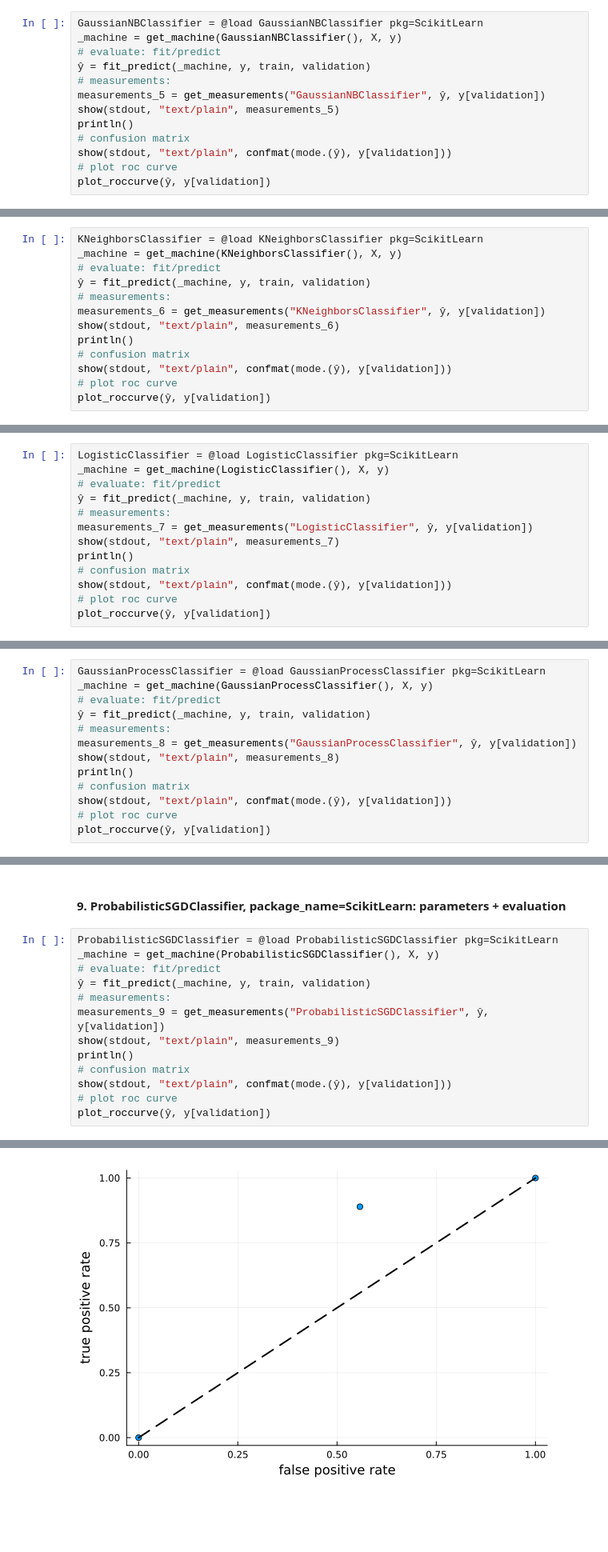
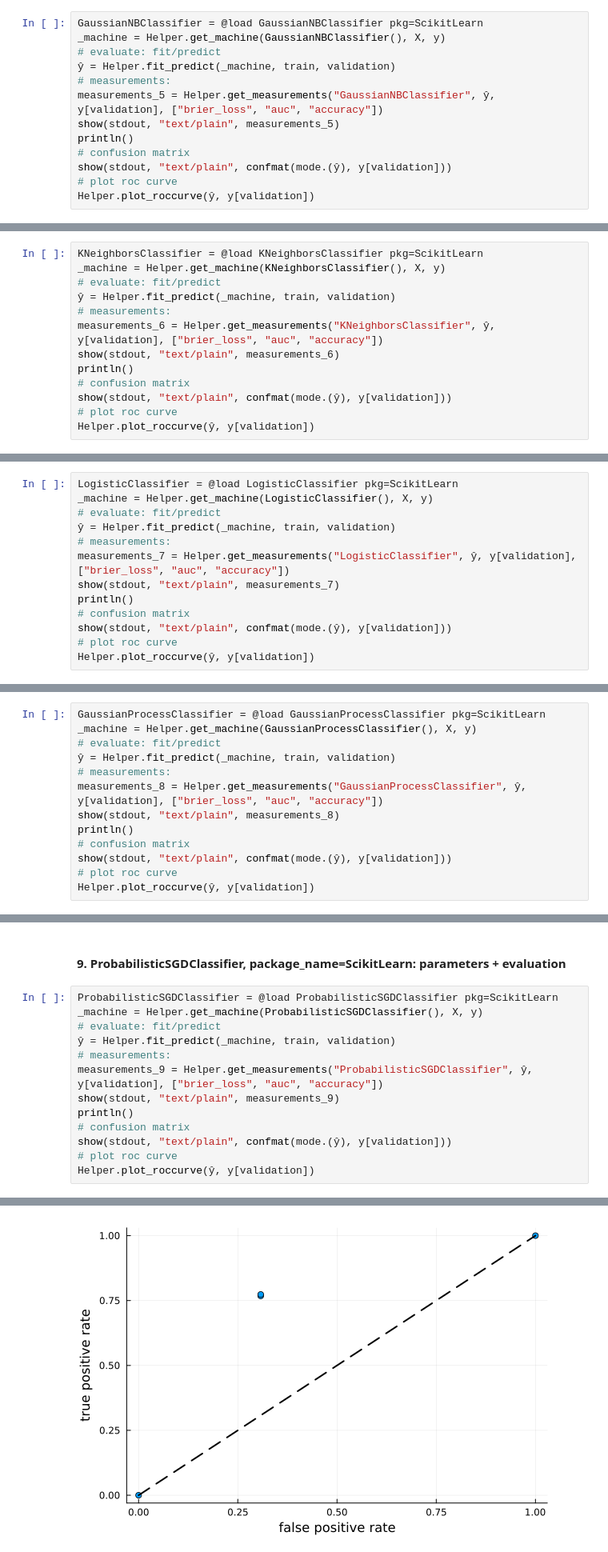
Before and after one commit to qetdr/xAutoML-Project1, a Jupyter notebook: fjodor/project-1/project-1 - 02 - Model search - baseline selection.ipynb, the cells around one changed output, grey strips where cells are left out. Shown at 80% size. Cells and saved outputs as stored; diff of their text form; blank space fills up the shorter version.

```diff
--- a/fjodor/project-1/project-1 - 02 - Model search - baseline selection.ipynb
+++ b/fjodor/project-1/project-1 - 02 - Model search - baseline selection.ipynb
@@ -434,16 +394,16 @@ DecisionTreeClassifier
 #### 5. GaussianNBClassifier, package_name=ScikitLearn: parameters + evaluation
 # %%
 GaussianNBClassifier = @load GaussianNBClassifier pkg=ScikitLearn
-_machine = get_machine(GaussianNBClassifier(), X, y)
+_machine = Helper.get_machine(GaussianNBClassifier(), X, y)
 # evaluate: fit/predict
-ŷ = fit_predict(_machine, y, train, validation)
+ŷ = Helper.fit_predict(_machine, train, validation)
 # measurements:
-measurements_5 = get_measurements("GaussianNBClassifier", ŷ, y[validation])
+measurements_5 = Helper.get_measurements("GaussianNBClassifier", ŷ, y[validation], ["brier_loss", "auc", "accuracy"])
 show(stdout, "text/plain", measurements_5)
 println()
 # confusion matrix
 show(stdout, "text/plain", confmat(mode.(ŷ), y[validation]))
 # plot roc curve
-plot_roccurve(ŷ, y[validation])
+Helper.plot_roccurve(ŷ, y[validation])
 # %% [output]
 import MLJScikitLearnInterface ✔
@@ -472,16 +430,16 @@ GaussianNBClassifier(
 #### 6. KNeighborsClassifier, package_name=ScikitLearn: parameters + evaluation
 # %%
 KNeighborsClassifier = @load KNeighborsClassifier pkg=ScikitLearn
-_machine = get_machine(KNeighborsClassifier(), X, y)
+_machine = Helper.get_machine(KNeighborsClassifier(), X, y)
 # evaluate: fit/predict
-ŷ = fit_predict(_machine, y, train, validation)
+ŷ = Helper.fit_predict(_machine, train, validation)
 # measurements:
-measurements_6 = get_measurements("KNeighborsClassifier", ŷ, y[validation])
+measurements_6 = Helper.get_measurements("KNeighborsClassifier", ŷ, y[validation], ["brier_loss", "auc", "accuracy"])
 show(stdout, "text/plain", measurements_6)
 println()
 # confusion matrix
 show(stdout, "text/plain", confmat(mode.(ŷ), y[validation]))
 # plot roc curve
-plot_roccurve(ŷ, y[validation])
+Helper.plot_roccurve(ŷ, y[validation])
 # %% [output]
 import MLJScikitLearnInterface ✔
@@ -510,16 +472,16 @@ KNeighborsClassifier(
 #### 7. LogisticClassifier, package_name=ScikitLearn: parameters + evaluation
 # %%
 LogisticClassifier = @load LogisticClassifier pkg=ScikitLearn
-_machine = get_machine(LogisticClassifier(), X, y)
+_machine = Helper.get_machine(LogisticClassifier(), X, y)
 # evaluate: fit/predict
-ŷ = fit_predict(_machine, y, train, validation)
+ŷ = Helper.fit_predict(_machine, train, validation)
 # measurements:
-measurements_7 = get_measurements("LogisticClassifier", ŷ, y[validation])
+measurements_7 = Helper.get_measurements("LogisticClassifier", ŷ, y[validation], ["brier_loss", "auc", "accuracy"])
 show(stdout, "text/plain", measurements_7)
 println()
 # confusion matrix
 show(stdout, "text/plain", confmat(mode.(ŷ), y[validation]))
 # plot roc curve
-plot_roccurve(ŷ, y[validation])
+Helper.plot_roccurve(ŷ, y[validation])
 # %% [output]
 import MLJScikitLearnInterface ✔
@@ -555,16 +528,16 @@ Please also refer to the documentation for alternative solver options:
 #### 8. GaussianProcessClassifier, package_name=ScikitLearn: parameters + evaluation
 # %%
 GaussianProcessClassifier = @load GaussianProcessClassifier pkg=ScikitLearn
-_machine = get_machine(GaussianProcessClassifier(), X, y)
+_machine = Helper.get_machine(GaussianProcessClassifier(), X, y)
 # evaluate: fit/predict
-ŷ = fit_predict(_machine, y, train, validation)
+ŷ = Helper.fit_predict(_machine, train, validation)
 # measurements:
-measurements_8 = get_measurements("GaussianProcessClassifier", ŷ, y[validation])
+measurements_8 = Helper.get_measurements("GaussianProcessClassifier", ŷ, y[validation], ["brier_loss", "auc", "accuracy"])
 show(stdout, "text/plain", measurements_8)
 println()
 # confusion matrix
 show(stdout, "text/plain", confmat(mode.(ŷ), y[validation]))
 # plot roc curve
-plot_roccurve(ŷ, y[validation])
+Helper.plot_roccurve(ŷ, y[validation])
 # %% [output]
 import MLJScikitLearnInterface ✔
@@ -600,16 +570,16 @@ GaussianProcessClassifier(
 #### 9. ProbabilisticSGDClassifier, package_name=ScikitLearn: parameters + evaluation
 # %%
 ProbabilisticSGDClassifier = @load ProbabilisticSGDClassifier pkg=ScikitLearn
-_machine = get_machine(ProbabilisticSGDClassifier(), X, y)
+_machine = Helper.get_machine(ProbabilisticSGDClassifier(), X, y)
 # evaluate: fit/predict
-ŷ = fit_predict(_machine, y, train, validation)
+ŷ = Helper.fit_predict(_machine, train, validation)
 # measurements:
-measurements_9 = get_measurements("ProbabilisticSGDClassifier", ŷ, y[validation])
+measurements_9 = Helper.get_measurements("ProbabilisticSGDClassifier", ŷ, y[validation], ["brier_loss", "auc", "accuracy"])
 show(stdout, "text/plain", measurements_9)
 println()
 # confusion matrix
 show(stdout, "text/plain", confmat(mode.(ŷ), y[validation]))
 # plot roc curve
-plot_roccurve(ŷ, y[validation])
+Helper.plot_roccurve(ŷ, y[validation])
 # %% [output]
 import MLJScikitLearnInterface ✔
@@ -636,4 +618,4 @@ ProbabilisticSGDClassifier(
-[figure, old version]
+[figure, new version]
 # %% [markdown]
 #### 10. RandomForestClassifier, package_name=ScikitLearn: parameters + evaluation
 # %%
```
Also changed, not shown: parts of 29 cells of this notebook, 1 other file.
